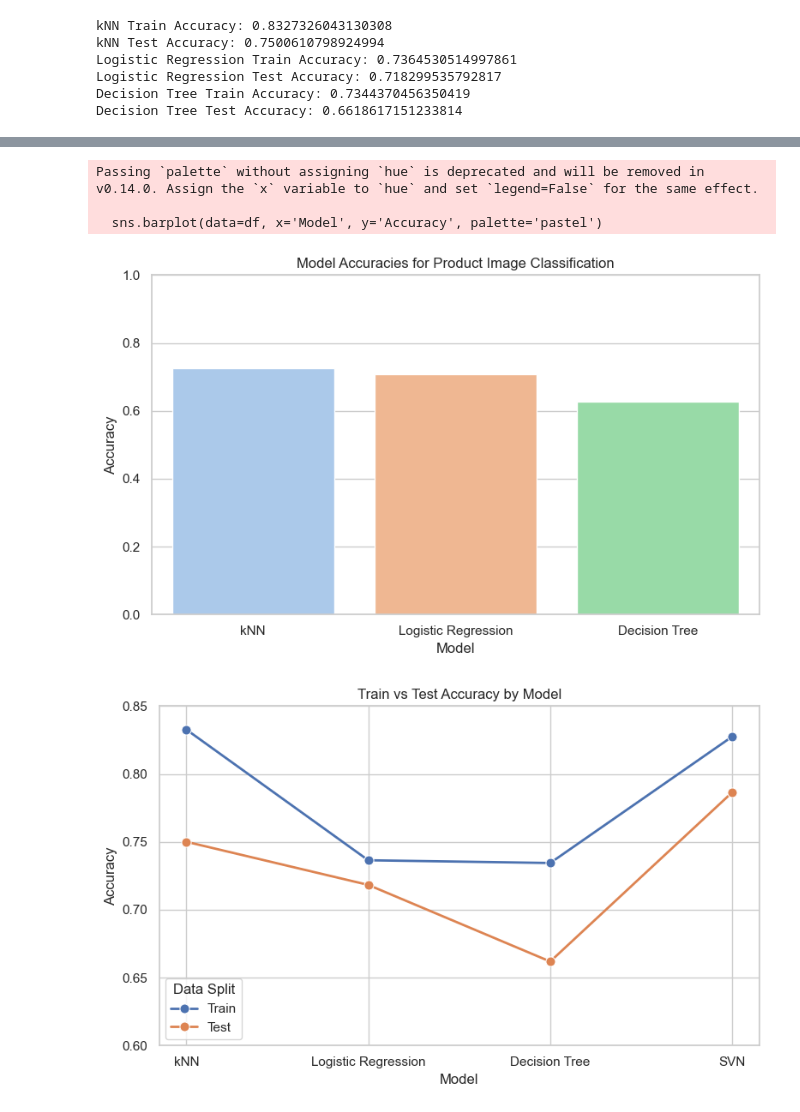
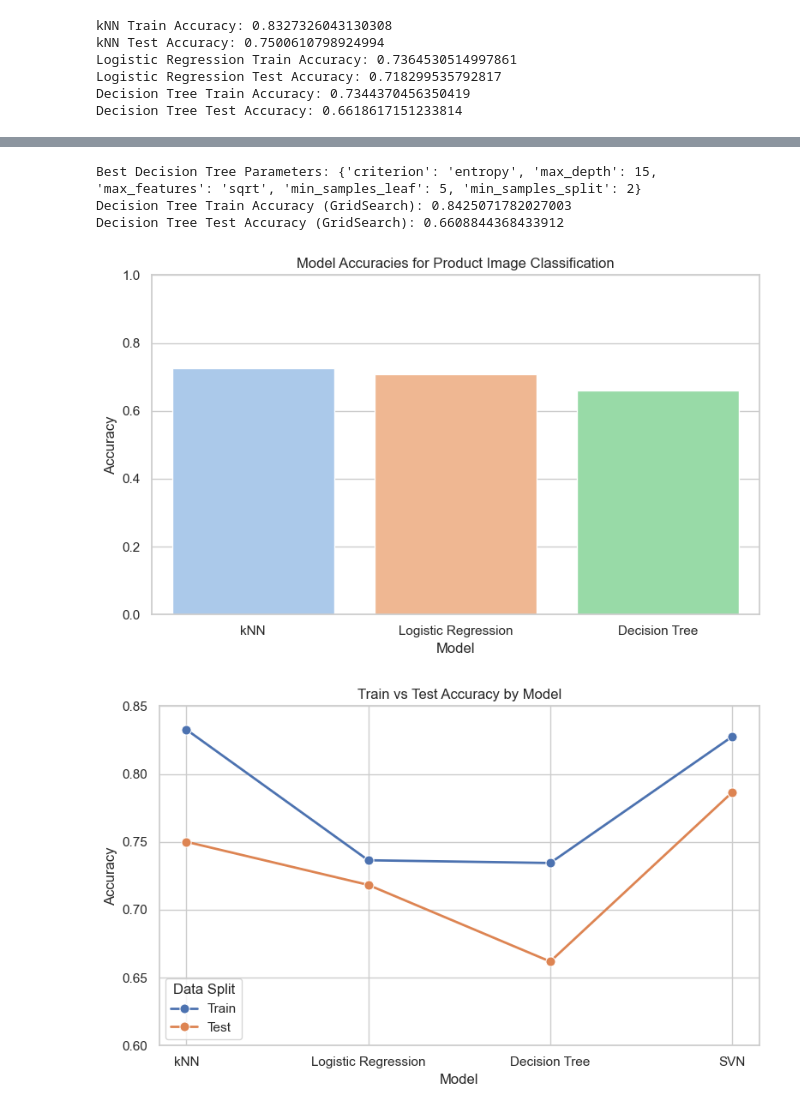
Before and after one commit to lorigreensmith06/AIML_Capstone, a Jupyter notebook: capstone_image_search.ipynb, the cells around one changed output, grey strips where cells are left out. Cells and saved outputs as stored; diff of their text form; code cells hidden in the pictures.

```diff
--- a/capstone_image_search.ipynb
+++ b/capstone_image_search.ipynb
@@ -271,0 +278,44 @@ Decision Tree Test Accuracy: 0.6618617151233814
+# %%
+from sklearn.model_selection import GridSearchCV
+from sklearn.tree import DecisionTreeClassifier
+
+# Define the parameter grid
+param_grid = {
+    'max_depth': [15], #tried 20
+    'min_samples_split': [2, 4], # tried 10
+    'min_samples_leaf': [1, 5],
+    'max_features': ['sqrt'],
+    'criterion': ['gini', 'entropy']
+}
+
+# Create the base model
+dt = DecisionTreeClassifier(random_state=42)
+
+# Apply GridSearchCV
+# Flatten the images
+X_train_flat = X_train.reshape(X_train.shape[0], -1)
+X_test_flat = X_test.reshape(X_test.shape[0], -1)
+
+# Now run GridSearchCV
+grid_search = GridSearchCV(
+    estimator=dt,
+    param_grid=param_grid,
+    cv=3,
+    scoring='accuracy',
+    n_jobs=4  # changed this to 4, was too slow at 1
+)
+grid_search.fit(X_train_flat, y_train)
+#grid_search.fit(X_train, y_train)
+
+# Get the best estimator and evaluate
+best_dt = grid_search.best_estimator_
+train_accuracy = best_dt.score(X_train_flat, y_train)
+test_accuracy = best_dt.score(X_test_flat, y_test)
+
+print("Best Decision Tree Parameters:", grid_search.best_params_)
+print("Decision Tree Train Accuracy (GridSearch):", train_accuracy)
+print("Decision Tree Test Accuracy (GridSearch):", test_accuracy)
+# %% [output]
+Best Decision Tree Parameters: {'criterion': 'entropy', 'max_depth': 15, 'max_features': 'sqrt', 'min_samples_leaf': 5, 'min_samples_split': 2}
+Decision Tree Train Accuracy (GridSearch): 0.8425071782027003
+Decision Tree Test Accuracy (GridSearch): 0.6608844368433912
@@ -272,34 +324,31 @@ Decision Tree Test Accuracy: 0.6618617151233814
 # %%
 import seaborn as sns
 import matplotlib.pyplot as plt
 import pandas as pd
 
 # Model accuracies
 model_accuracies = {
     'kNN': 0.7251781704578737,
     'Logistic Regression': 0.7078980767353314,
-    'Decision Tree': 0.6275505223079176
+    'Decision Tree': 0.66
 }
 
 # Convert to DataFrame
 df = pd.DataFrame(list(model_accuracies.items()), columns=['Model', 'Accuracy'])
 
 # Seaborn barplot
 sns.set(style="whitegrid")
 plt.figure(figsize=(8, 5))
 sns.barplot(data=df, x='Model', y='Accuracy', palette='pastel')
 plt.ylim(0, 1)
 plt.title('Model Accuracies for Product Image Classification')
 plt.ylabel('Accuracy')
 plt.xlabel('Model')
 plt.tight_layout()
 plt.savefig('images/initial_model_accuracies.png', dpi=300, bbox_inches='tight')
 plt.show()
 # %% [output]
-Passing `palette` without assigning `hue` is deprecated and will be removed in v0.14.0. Assign the `x` variable to `hue` and set `legend=False` for the same effect.
-
-  sns.barplot(data=df, x='Model', y='Accuracy', palette='pastel')
-[figure, old version]
+[figure, new version]
 # %%
 import seaborn as sns
 import matplotlib.pyplot as plt
```
Also changed, not shown: parts of 14 cells of this notebook, 3 other files.
